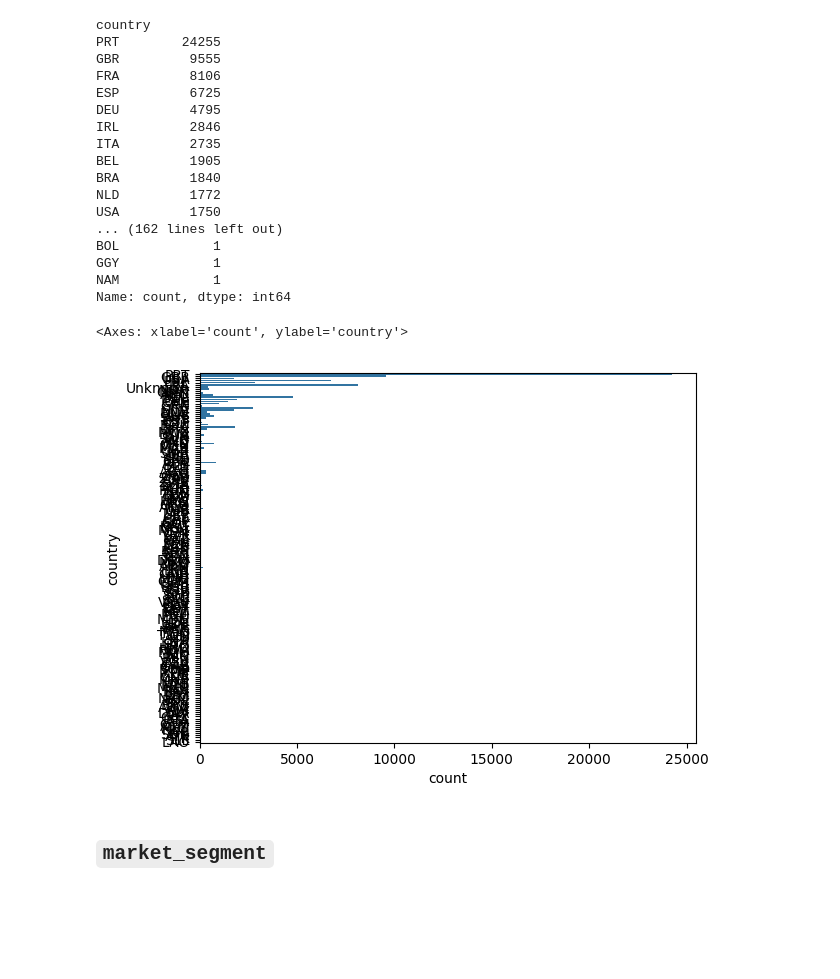
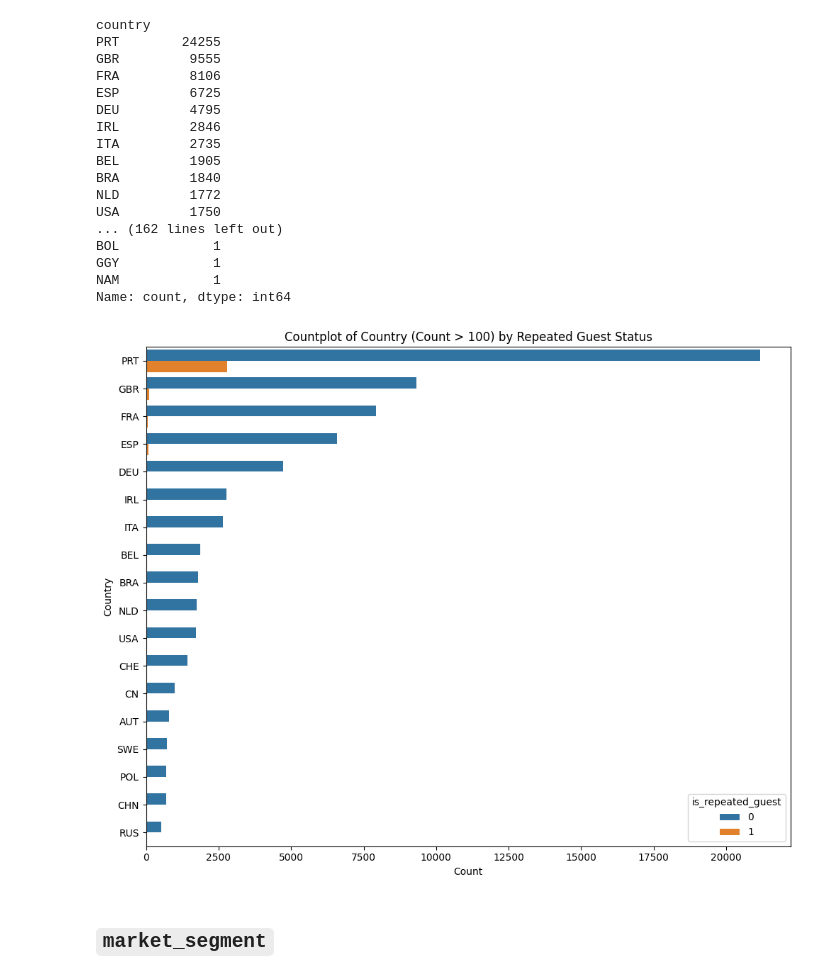
Before and after one commit to iceyisaak/repeated-guest-prediction, a Jupyter notebook: 2_data-visualisation.ipynb, the cells around one changed output. Cells and saved outputs as stored; diff of their text form; code cells hidden in the pictures; blank space fills up the shorter version.

```diff
--- a/2_data-visualisation.ipynb
+++ b/2_data-visualisation.ipynb
@@ -405,11 +427,25 @@ BOL            1
 GGY            1
 NAM            1
 Name: count, dtype: int64
-# %%
-sns.countplot(data=df, y="country")
-# %% [output]
-<Axes: xlabel='count', ylabel='country'>
-[figure, removed]
+# %%
+# 1. Count countries and filter those with count > 100
+country_counts = df['country'].value_counts()
+countries_to_keep = country_counts[country_counts > 500].index
+
+# 2. Filter the DataFrame
+df_filtered = df[df['country'].isin(countries_to_keep)]
+
+# 3. Create the countplot
+plt.figure(figsize=(10, 8))
+# Order the bars by the total count of the country in the filtered dataset
+sns.countplot(data=df_filtered, y="country", hue='is_repeated_guest',
+              order=df_filtered['country'].value_counts().index)
+plt.title('Countplot of Country (Count > 100) by Repeated Guest Status')
+plt.xlabel('Count')
+plt.ylabel('Country')
+plt.tight_layout()
+# %% [output]
+[figure, added]
 # %% [markdown]
 ## `market_segment`
 # %%
```
Also changed, not shown: parts of 5 cells of this notebook.
